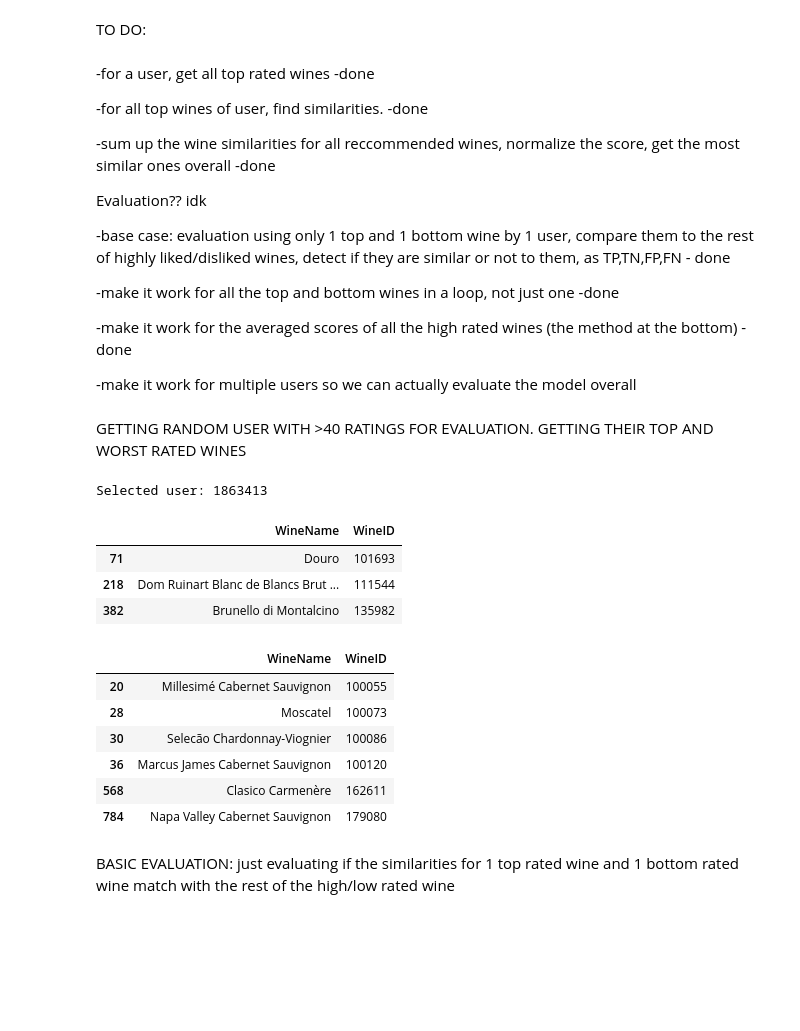
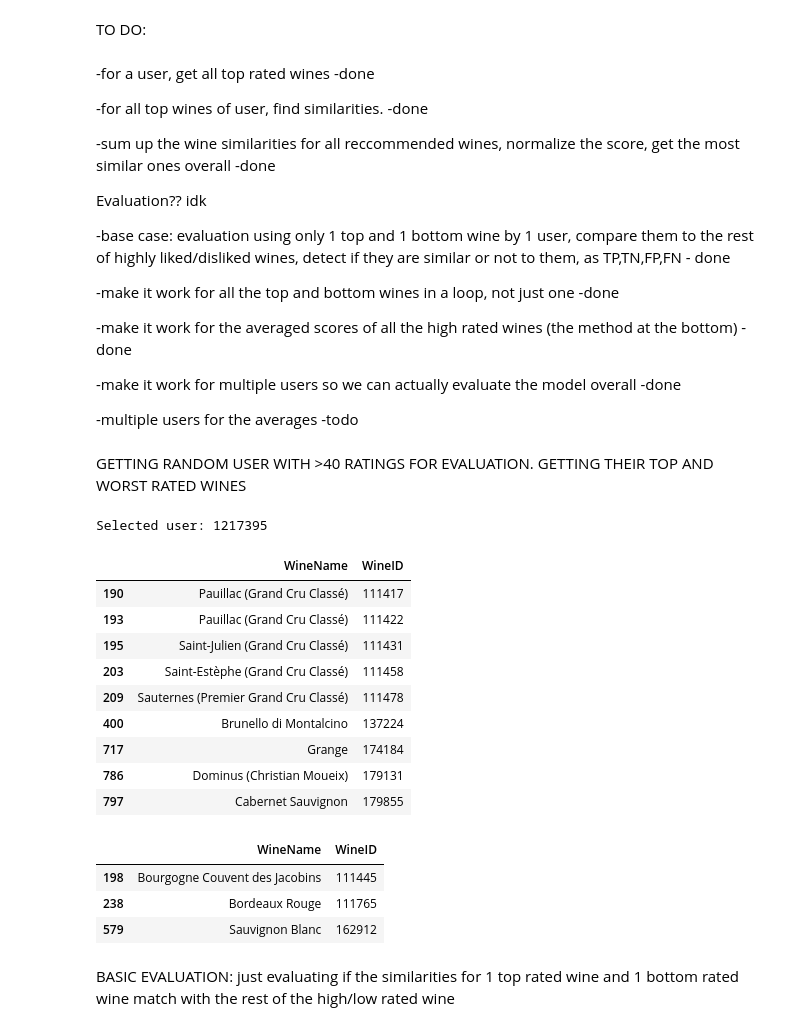
Before and after one commit to irrrrrrrrr/MAISE_RecSys_Group8_Ass, a Jupyter notebook: cosineBaseline.ipynb, the cells around one changed output. Saved outputs shown, nothing was run; the diff lists cells and outputs as text; code cells hidden in the pictures; blank space fills up the shorter version.

```diff
--- a/cosineBaseline.ipynb
+++ b/cosineBaseline.ipynb
@@ -262,43 +258,48 @@ Evaluation?? idk
 
 -make it work for the averaged scores of all the high rated wines (the method at the bottom) -done
 
--make it work for multiple users so we can actually evaluate the model overall
+-make it work for multiple users so we can actually evaluate the model overall -done
+
+-multiple users for the averages -todo
 # %% [markdown]
 GETTING RANDOM USER WITH >40 RATINGS FOR EVALUATION. GETTING THEIR TOP AND WORST RATED WINES
 # %%
 users_ratings = ratings_df.groupby('UserID').count()
 
-selected = users_ratings['Rating'] > 50
+selected = users_ratings['Rating'] > 40
 selected_users = users_ratings.loc[selected]
 
 if selected_users.empty:
     print("No users have rated more than 200 items.")
 else:
     random_selected = selected_users.sample().index[0]
     print("Selected user: " + str(random_selected))
 
 user_ratings = ratings_df[ratings_df['UserID'] == random_selected].sort_values(by='Rating', ascending=False)
 user_ratings_high = user_ratings[user_ratings['Rating'] >=4.5]
 user_ratings_low = user_ratings[user_ratings['Rating'] < 3]
 
 high_rated_wines = wines_df[wines_df['WineID'].isin(user_ratings_high['WineID'])]
 low_rated_wines = wines_df[wines_df['WineID'].isin(user_ratings_low['WineID'])]
 
 display(high_rated_wines[['WineName', 'WineID']].head(10))
 display(low_rated_wines[['WineName', 'WineID']].head(10))
 # %% [output]
-Selected user: 1863413
+Selected user: 1217395
 |  | WineName | WineID |
-| 71 | Douro | 101693 |
-| 218 | Dom Ruinart Blanc de Blancs Brut ... | 111544 |
-| 382 | Brunello di Montalcino | 135982 |
+| 190 | Pauillac (Grand Cru Classé) | 111417 |
+| 193 | Pauillac (Grand Cru Classé) | 111422 |
+| 195 | Saint-Julien (Grand Cru Classé) | 111431 |
+| 203 | Saint-Estèphe (Grand Cru Classé) | 111458 |
+| 209 | Sauternes (Premier Grand Cru Classé) | 111478 |
+| 400 | Brunello di Montalcino | 137224 |
+| 717 | Grange | 174184 |
+| 786 | Dominus (Christian Moueix) | 179131 |
+| 797 | Cabernet Sauvignon | 179855 |
 |  | WineName | WineID |
-| 20 | Millesimé Cabernet Sauvignon | 100055 |
-| 28 | Moscatel | 100073 |
-| 30 | Selecão Chardonnay-Viognier | 100086 |
-| 36 | Marcus James Cabernet Sauvignon | 100120 |
-| 568 | Clasico Carmenère | 162611 |
-| 784 | Napa Valley Cabernet Sauvignon | 179080 |
+| 198 | Bourgogne Couvent des Jacobins | 111445 |
+| 238 | Bordeaux Rouge | 111765 |
+| 579 | Sauvignon Blanc | 162912 |
 # %% [markdown]
 BASIC EVALUATION: just evaluating if the similarities for 1 top rated wine and 1 bottom rated wine match with the rest of the high/low rated wine
 # %%
```
Also changed, not shown: parts of 10 cells of this notebook, 1 other file.
